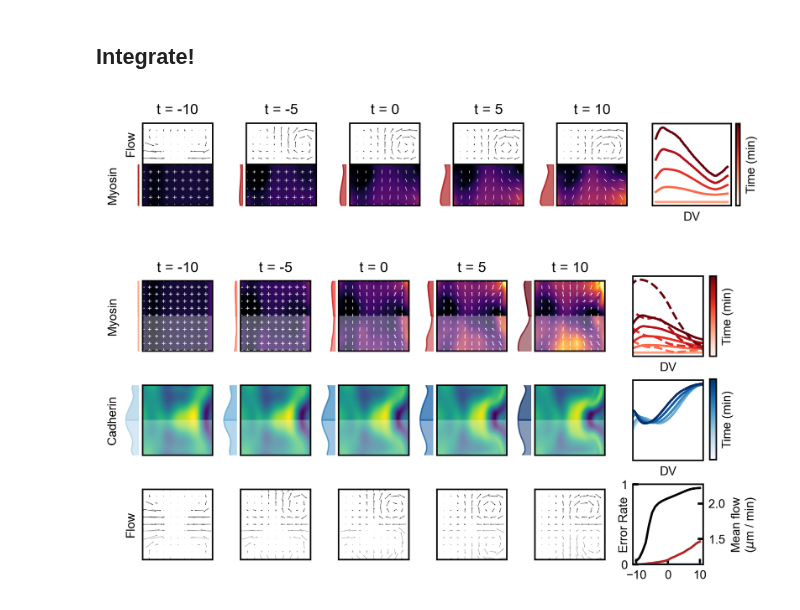
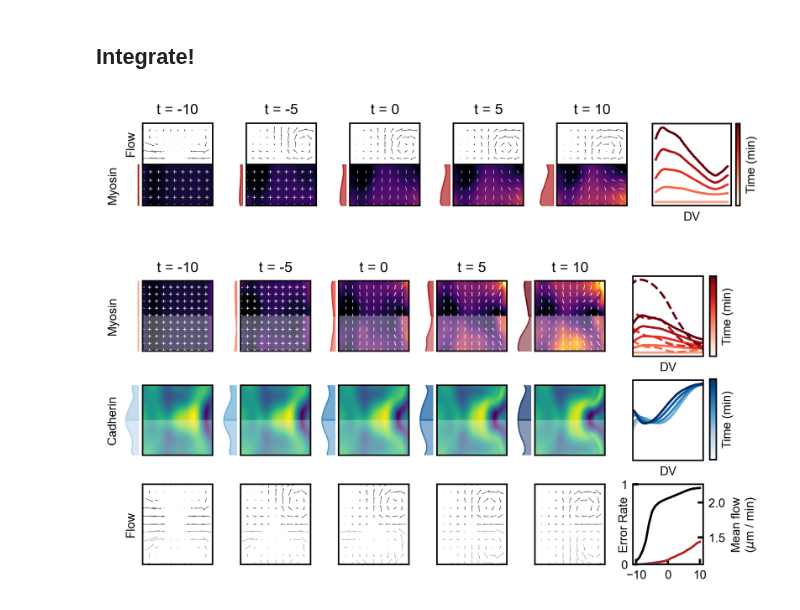
Before and after one commit to jcolen/drosophila_morphogenesis, a Jupyter notebook: ClosedLoop_NODE_Forecasting.ipynb, the cells around one changed output. Drawn from its saved outputs; the diff is of its cells as text; code cells hidden in the pictures.

```diff
--- a/ClosedLoop_NODE_Forecasting.ipynb
+++ b/ClosedLoop_NODE_Forecasting.ipynb
@@ -274,7 +274,6 @@ def comparison_plot(m, m0,
 
         for j in range(3):
             ax[j, i].set(xlim=xlim, ylim=ylim)
-            ax[j, i].set_aspect('equal')
 
     ax[0, -1].set_xlim([dv_min+vfc, dv_midpoint])
     ax[1, -1].set_xlim([dv_min+vfc, dv_midpoint])
@@ -501,9 +500,6 @@ class ClosedFlyLoop(nn.Module):
         #Compute flow from myosin/cadherin
         v = self.get_velocity(t, y[:4]).squeeze()
 
-        #Sources
-        dv = self.gamma_dv[:, :, None, None]
-
         #Gradients
         d1_m = self.covariant_gradient(m)
         d1_s = self.covariant_gradient(s)
@@ -632,32 +628,32 @@ with h5py.File('Public/myosin_dynamics_fitting.h5', 'r') as h5f:
     m0 = data['fields/m_ij'][t_mask, ...][()]
     s0 = data['X_raw/Dorsal_Source'][t_mask, ...][()]
 
     s0 = np.load('ClosedLoopPINN/DorsalSource_IC.npy')[None]
 
     s0 = gaussian_filter(s0, sigma=(0, sigma, sigma))
     v0 = data['fields/v'][t_mask, ...][()]
     v0 = LeftRightSymmetrize().fit_transform(v0)
     t0 = t[t_mask, ...][()]
 
     #If we're using synthetic ICs, remove DV grading
     m0_mean = np.mean(m0[0], axis=-2, keepdims=True)
     m0[0] = np.broadcast_to(m0_mean, m0[0].shape)
 
 model, (m, s, v, t) = integrate(
     m0[0], s0[0], v_model,
-    t0, dv, ap, thresh=0.)
+    t0, dv, ap, thresh=0.2)
 s0 = s
 
 mnorm = np.linalg.norm(m0, axis=(1, 2))
 mmin = np.min(mnorm)
 mmax = np.max(mnorm)
 mask = np.s_[..., 20:-20, 0:-25]
 
 plot(m, v, t, dt=5, mmin=mmin, mmax=mmax, mask=mask)
 comparison_plot(m, m0,
                 s, s0,
                 v, v0,
                 t, dt=5)
 # %% [output]
 [figure]
-[figure, old version]
+[figure, new version]
```
Also changed, not shown: 4 other files.
